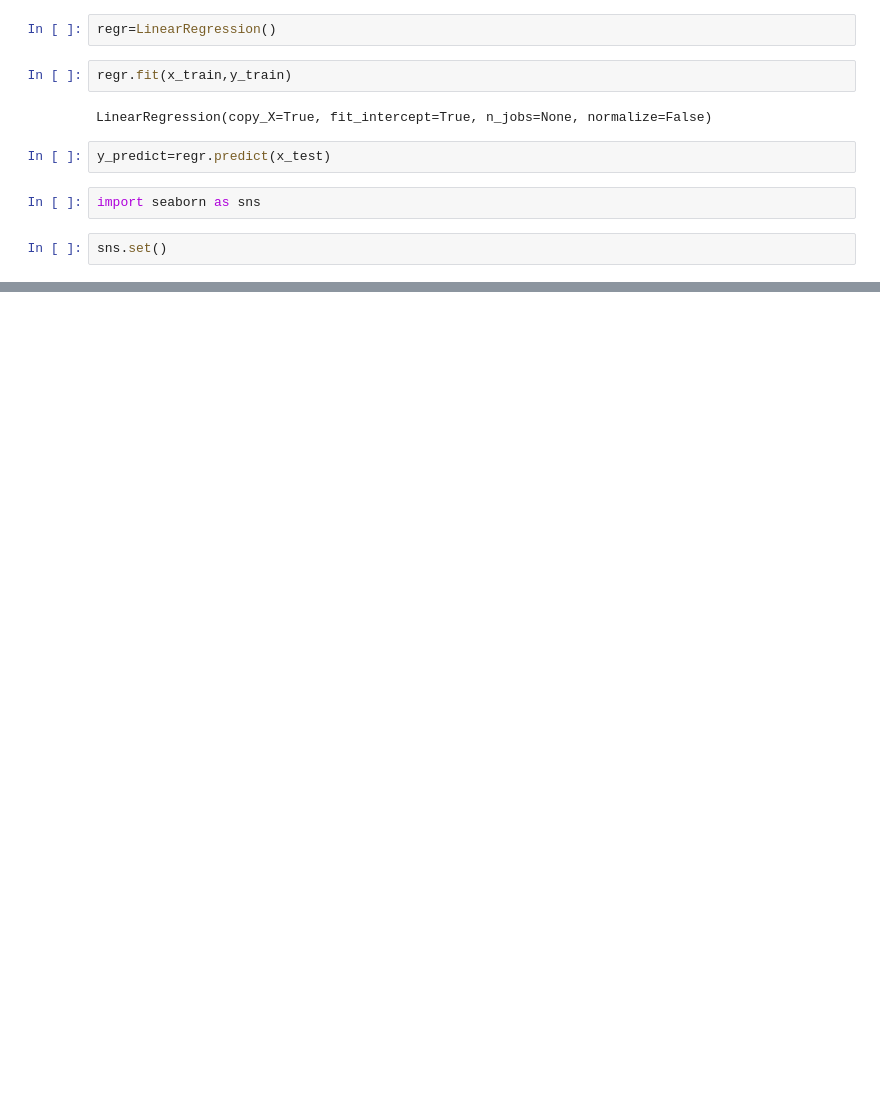
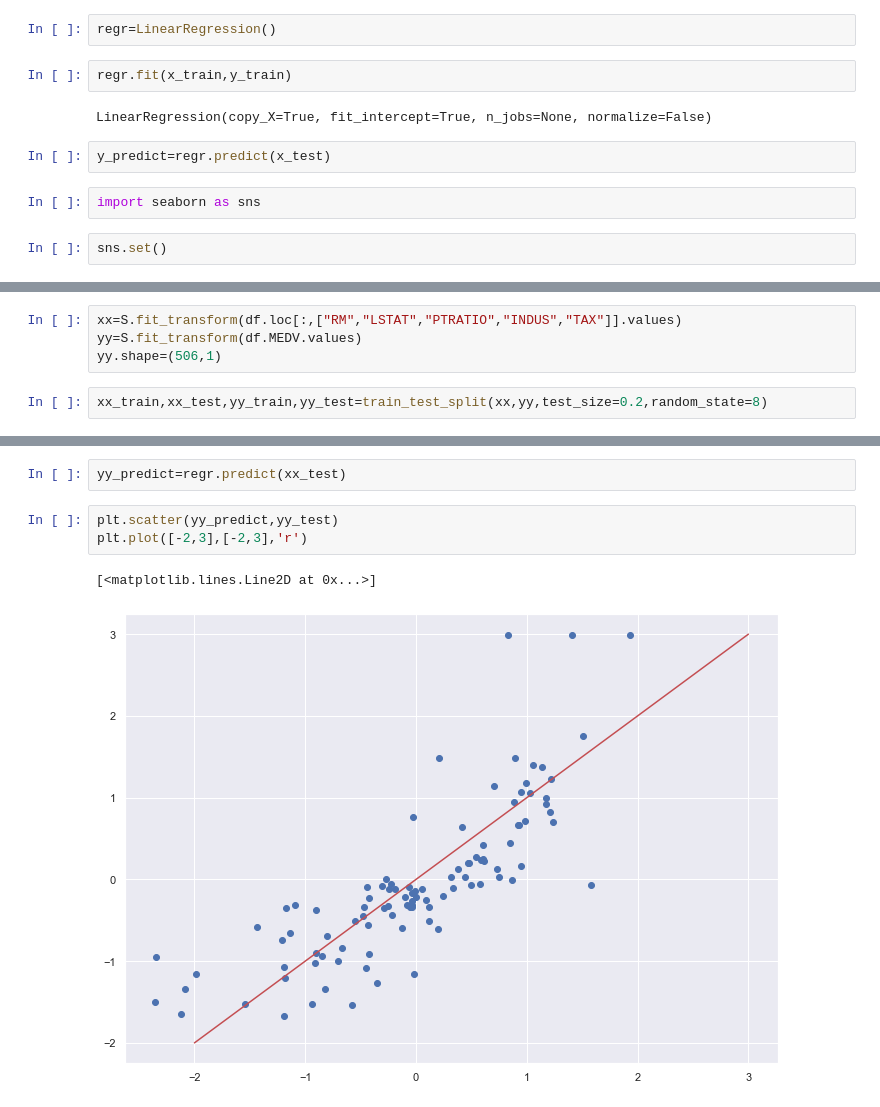
Before and after one commit to amyyang17/mywork, a Jupyter notebook: 作業/11.13/11.13 boston房價預測.ipynb, the cells around one changed output, grey strips where cells are left out. Drawn from its saved outputs; the diff is of its cells as text; blank space fills up the shorter version.

```diff
--- a/作業/11.13/11.13 boston房價預測.ipynb
+++ b/作業/11.13/11.13 boston房價預測.ipynb
@@ -60,0 +89,6 @@ plt.plot([-2,3],[-2,3],'r')
+# %%
+xx=S.fit_transform(df.loc[:,["RM","LSTAT","PTRATIO","INDUS","TAX"]].values)
+yy=S.fit_transform(df.MEDV.values)
+yy.shape=(506,1)
+# %%
+xx_train,xx_test,yy_train,yy_test=train_test_split(xx,yy,test_size=0.2,random_state=8)
@@ -60,0 +99,8 @@ plt.plot([-2,3],[-2,3],'r')
+# %%
+yy_predict=regr.predict(xx_test)
+# %%
+plt.scatter(yy_predict,yy_test)
+plt.plot([-2,3],[-2,3],'r')
+# %% [output]
+[<matplotlib.lines.Line2D at 0x...>]
+[figure, added]
```
Also changed, not shown: parts of 13 cells of this notebook, 15 other files.
